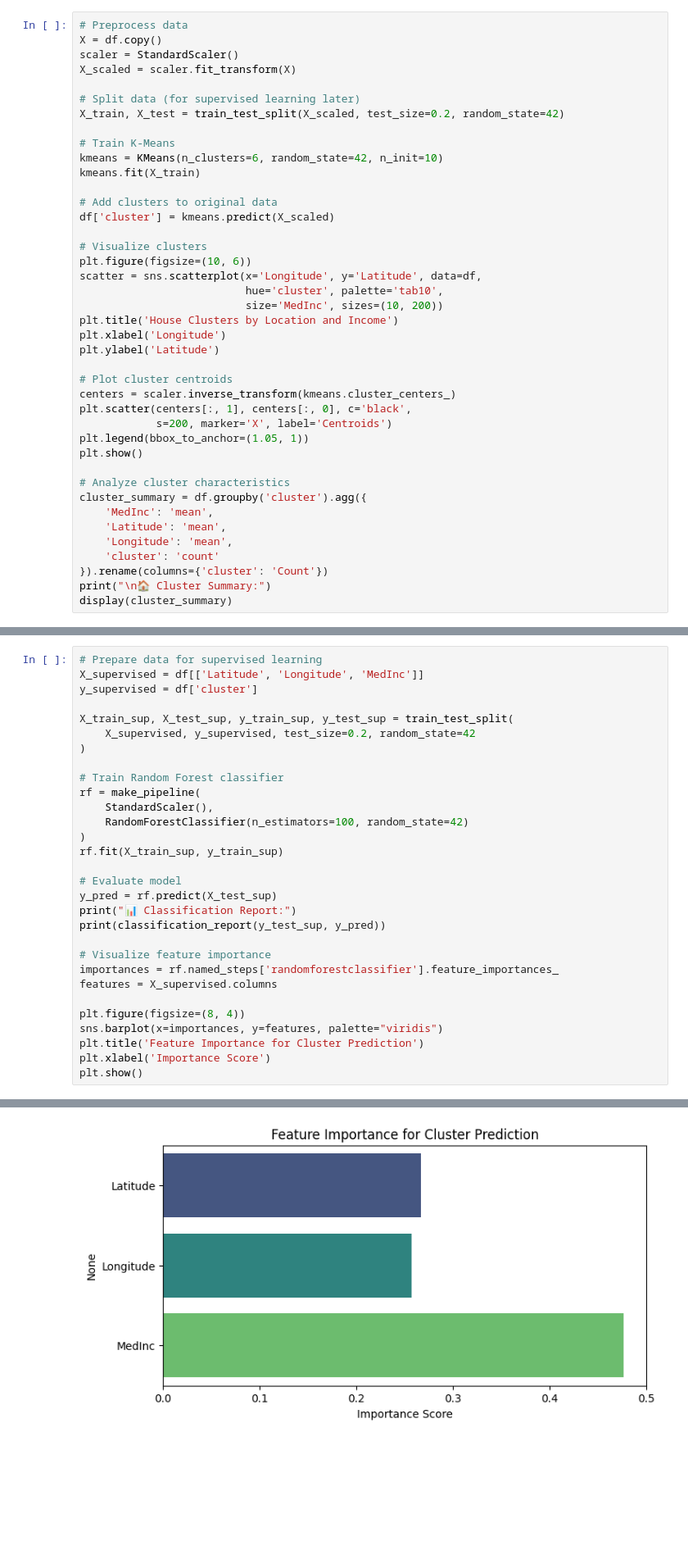
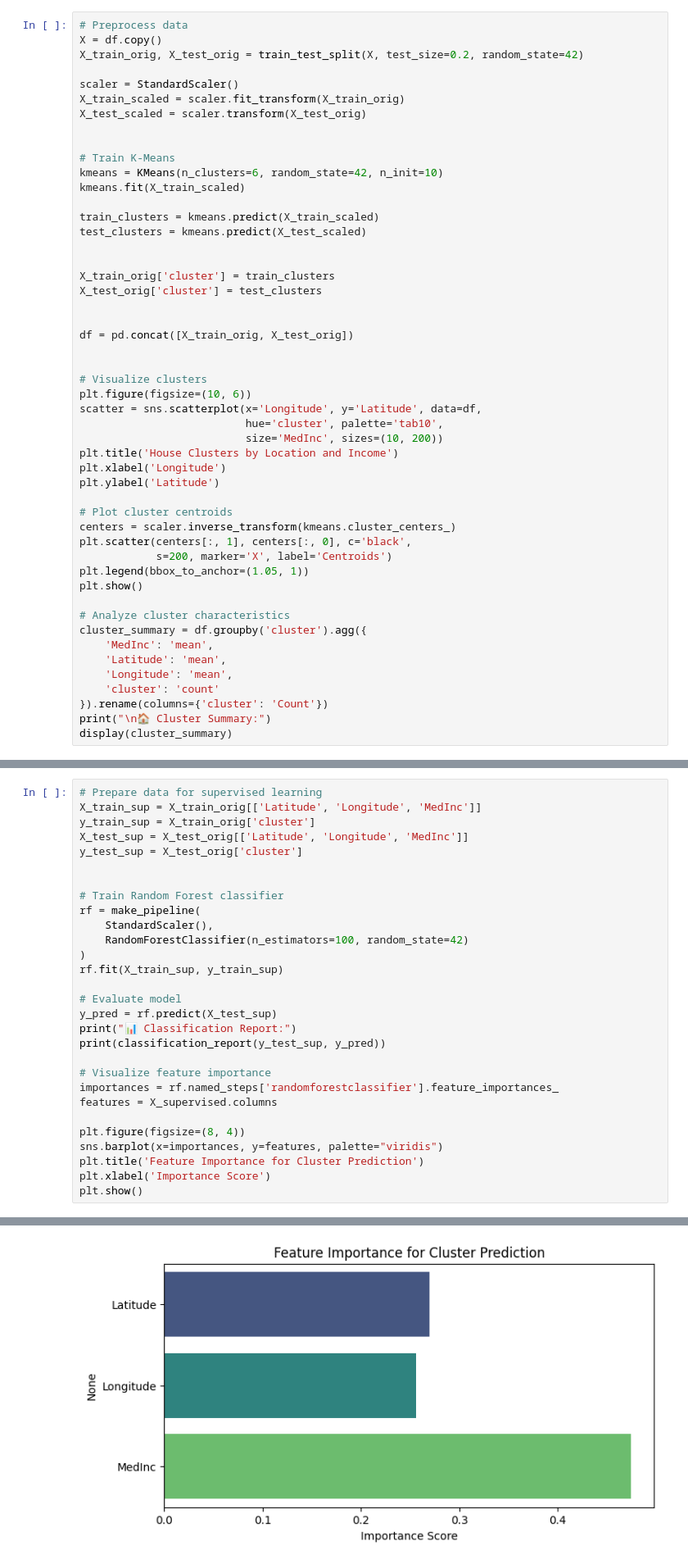
Before and after one commit to 4GeeksAcademy/BakuDShaggy-K-Medias, a Jupyter notebook: src/explore.ipynb, the cells around one changed output, grey strips where cells are left out. Shown at 82% size. Cells and saved outputs as stored; diff of their text form; blank space fills up the shorter version.

```diff
--- a/src/explore.ipynb
+++ b/src/explore.ipynb
@@ -87,18 +87,27 @@ Sample Data:
 # %%
 # Preprocess data
 X = df.copy()
+X_train_orig, X_test_orig = train_test_split(X, test_size=0.2, random_state=42)
+
 scaler = StandardScaler()
-X_scaled = scaler.fit_transform(X)
+X_train_scaled = scaler.fit_transform(X_train_orig)
+X_test_scaled = scaler.transform(X_test_orig)
 
-# Split data (for supervised learning later)
-X_train, X_test = train_test_split(X_scaled, test_size=0.2, random_state=42)
 
 # Train K-Means
 kmeans = KMeans(n_clusters=6, random_state=42, n_init=10)
-kmeans.fit(X_train)
+kmeans.fit(X_train_scaled)
 
-# Add clusters to original data
-df['cluster'] = kmeans.predict(X_scaled)
+train_clusters = kmeans.predict(X_train_scaled)
+test_clusters = kmeans.predict(X_test_scaled)
+
+
+X_train_orig['cluster'] = train_clusters
+X_test_orig['cluster'] = test_clusters
+
+
+df = pd.concat([X_train_orig, X_test_orig])
+
 
 # Visualize clusters
 plt.figure(figsize=(10, 6))
@@ -159,12 +168,11 @@ plt.show()
 [figure]
 # %%
 # Prepare data for supervised learning
-X_supervised = df[['Latitude', 'Longitude', 'MedInc']]
-y_supervised = df['cluster']
+X_train_sup = X_train_orig[['Latitude', 'Longitude', 'MedInc']]
+y_train_sup = X_train_orig['cluster']
+X_test_sup = X_test_orig[['Latitude', 'Longitude', 'MedInc']]
+y_test_sup = X_test_orig['cluster']
 
-X_train_sup, X_test_sup, y_train_sup, y_test_sup = train_test_split(
-    X_supervised, y_supervised, test_size=0.2, random_state=42
-)
 
 # Train Random Forest classifier
 rf = make_pipeline(
@@ -203,5 +211,5 @@ plt.show()
 weighted avg       1.00      1.00      1.00      4128
 Passing `palette` without assigning `hue` is deprecated and will be removed in v0.14.0. Assign the `y` variable to `hue` and set `legend=False` for the same effect.
 
   sns.barplot(x=importances, y=features, palette="viridis")
-[figure, old version]
+[figure, new version]
```
Also changed, not shown: parts of 4 cells of this notebook, 2 other files.
